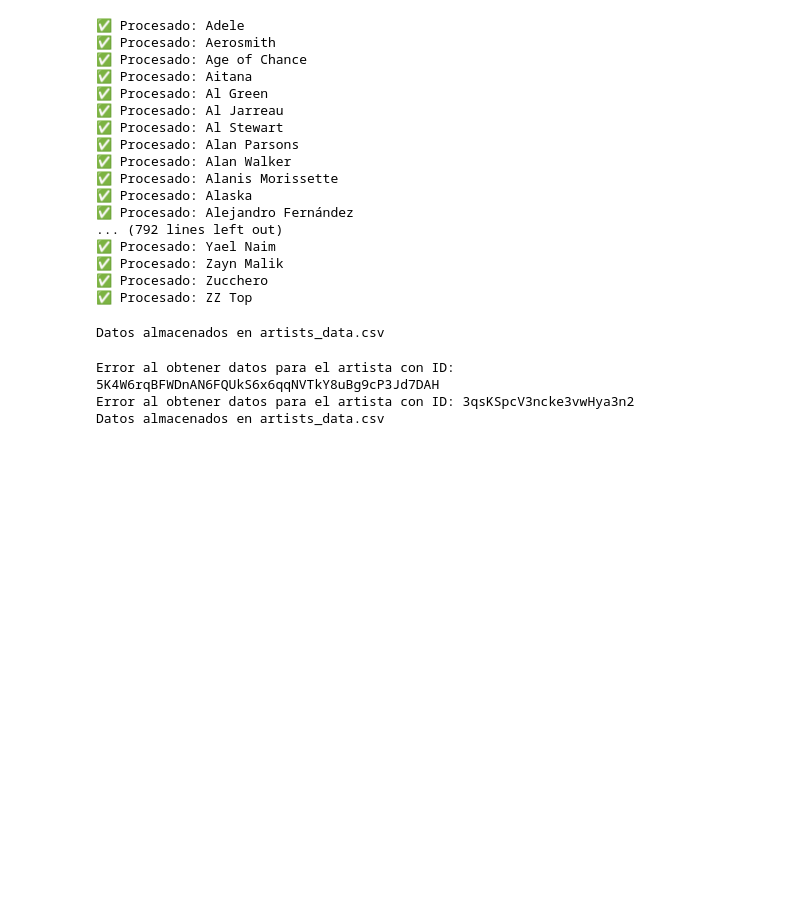
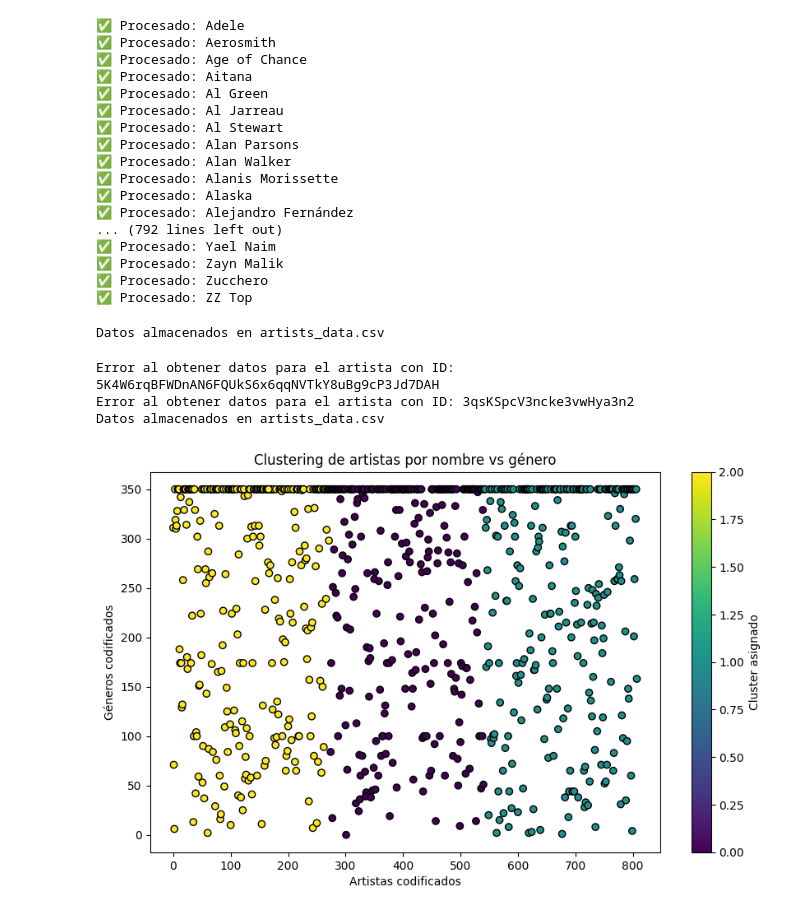
Before and after one commit to walterkocher/taller_intro2, a Jupyter notebook: prueba.ipynb, the cells around one changed output. Drawn from its saved outputs; the diff is of its cells as text; code cells hidden in the pictures; blank space fills up the shorter version.

Commit message:
clustering

```diff
--- a/prueba.ipynb
+++ b/prueba.ipynb
@@ -422,3 +422,41 @@ print(f"Datos almacenados en {csv_filename}")
 Error al obtener datos para el artista con ID: 5K4W6rqBFWDnAN6FQUkS6x6qqNVTkY8uBg9cP3Jd7DAH
 Error al obtener datos para el artista con ID: 3qsKSpcV3ncke3vwHya3n2
 Datos almacenados en artists_data.csv
+# %%
+import pandas as pd
+from sklearn.cluster import KMeans
+from sklearn.preprocessing import LabelEncoder
+import matplotlib.pyplot as plt
+
+# Leer el archivo CSV
+df = pd.read_csv("generos_artistas.csv")
+
+# Asegurar que las columnas necesarias existen
+assert "Original Name" in df.columns and "Genres" in df.columns, "Columnas necesarias no encontradas."
+
+# Convertir nombres de artistas (original_name) a números con LabelEncoder
+name_encoder = LabelEncoder()
+X = name_encoder.fit_transform(df["Original Name"])
+X = X.reshape(-1, 1)  # KMeans espera una matriz 2D
+
+# Codificar los géneros como etiquetas numéricas (para y)
+genre_encoder = LabelEncoder()
+y = genre_encoder.fit_transform(df["Genres"])
+
+# Entrenar el modelo KMeans (puedes cambiar el número de clusters si lo deseas)
+kmeans = KMeans(n_clusters=3, random_state=20)
+kmeans.fit(X)
+
+# Obtener etiquetas del modelo
+labels = kmeans.labels_
+
+# Visualizar resultados
+plt.figure(figsize=(10, 6))
+plt.scatter(X, y, c=labels, cmap='viridis', edgecolor='k')
+plt.title("Clustering de artistas por nombre vs género")
+plt.xlabel("Artistas codificados")
+plt.ylabel("Géneros codificados")
+plt.colorbar(label='Cluster asignado')
+plt.show()
+# %% [output]
+[figure, added]
```
Also changed, not shown: parts of 2 cells of this notebook.
